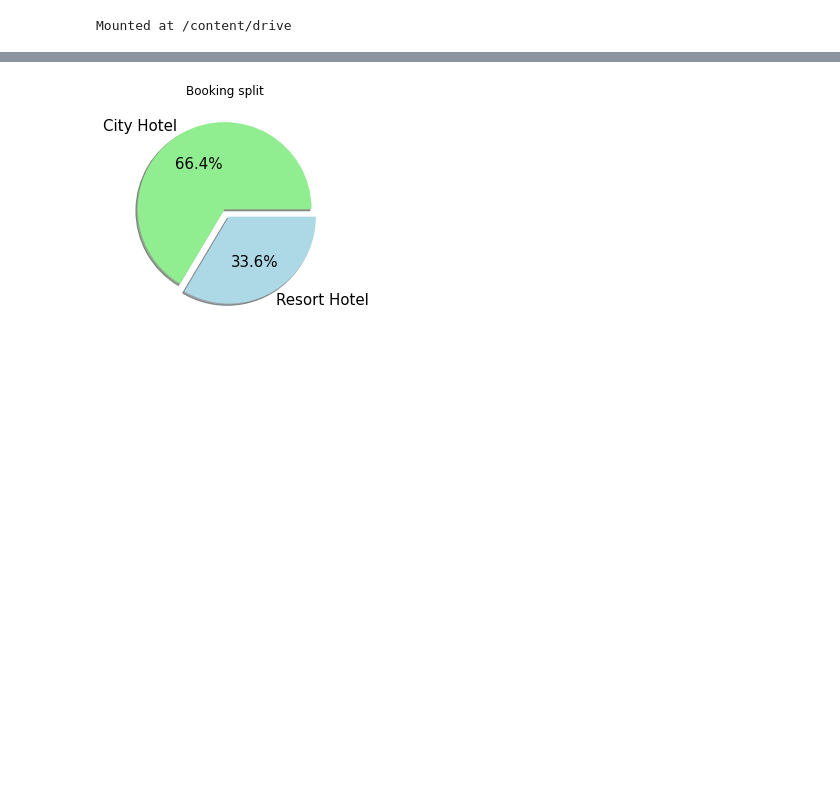
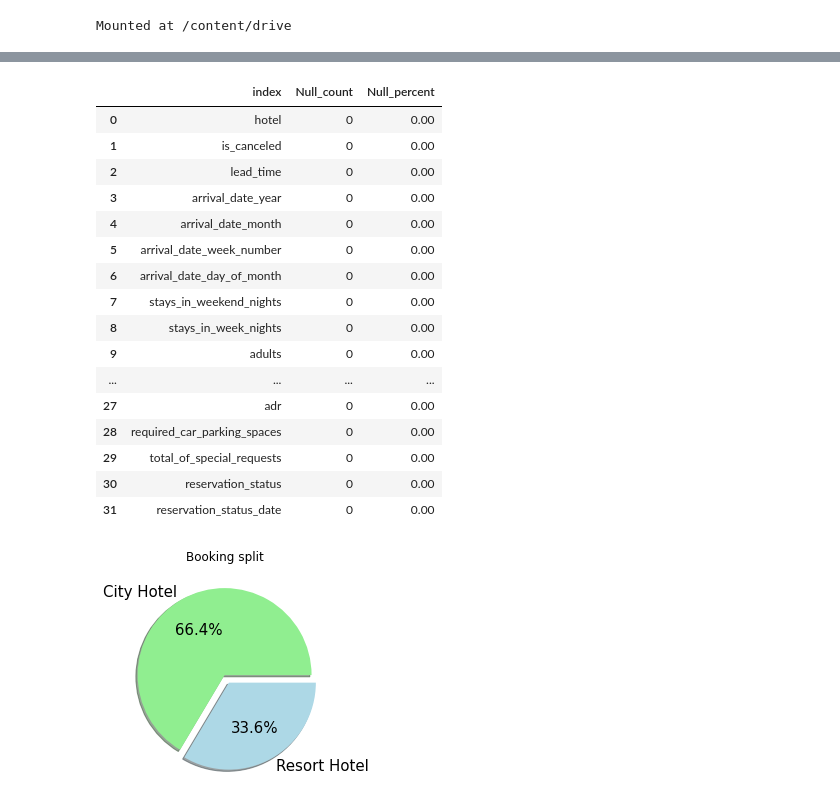
Before and after one commit to Sriharish19/EDA-Hotel-Booking-Capstone-Project-1, a Jupyter notebook: SH_Hotel_Booking_Capstone_Project.ipynb, the cells around one changed output, grey strips where cells are left out. Saved outputs shown, nothing was run; the diff lists cells and outputs as text; code cells hidden in the pictures; blank space fills up the shorter version.

```diff
--- a/SH_Hotel_Booking_Capstone_Project.ipynb
+++ b/SH_Hotel_Booking_Capstone_Project.ipynb
@@ -63 +147,31 @@ print(categorical_var)
+# %%
+# Checking for Nan values
+
+# Counting the total Null values in each columns
+count = df1.isnull().sum()
+
+#Percentage of total null values in each columns
+percentage = round(count/df1.isnull().count(),4) *100
+
+#concating the count and percentage
+df_temp = pd.concat([count,percentage], axis = 1, keys = ['Null_count', 'Null_percent']).reset_index()
+df_temp
+# %% [output]
+|  | index | Null_count | Null_percent |
+| 0 | hotel | 0 | 0.00 |
+| 1 | is_canceled | 0 | 0.00 |
+| 2 | lead_time | 0 | 0.00 |
+| 3 | arrival_date_year | 0 | 0.00 |
+| 4 | arrival_date_month | 0 | 0.00 |
+| 5 | arrival_date_week_number | 0 | 0.00 |
+| 6 | arrival_date_day_of_month | 0 | 0.00 |
+| 7 | stays_in_weekend_nights | 0 | 0.00 |
+| 8 | stays_in_week_nights | 0 | 0.00 |
+| 9 | adults | 0 | 0.00 |
+| ... | ... | ... | ... |
+| 27 | adr | 0 | 0.00 |
+| 28 | required_car_parking_spaces | 0 | 0.00 |
+| 29 | total_of_special_requests | 0 | 0.00 |
+| 30 | reservation_status | 0 | 0.00 |
+| 31 | reservation_status_date | 0 | 0.00 |
 # %%
```
Also changed, not shown: parts of 11 cells of this notebook.
